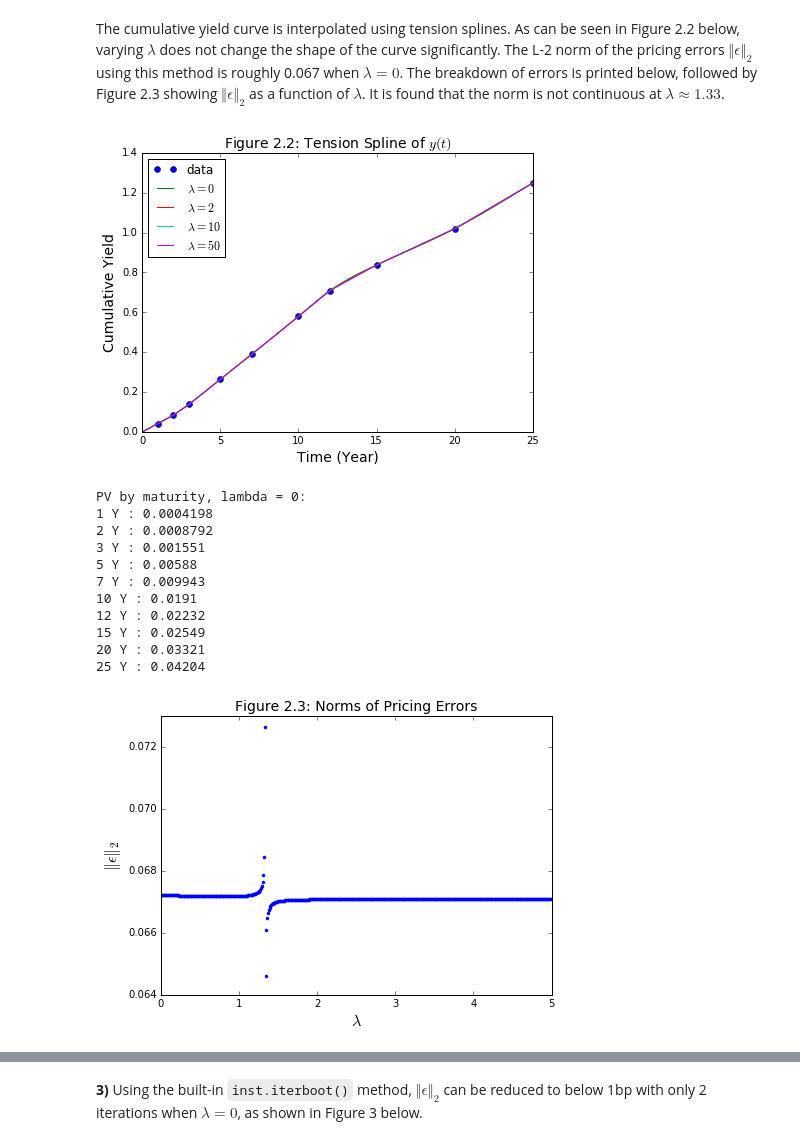
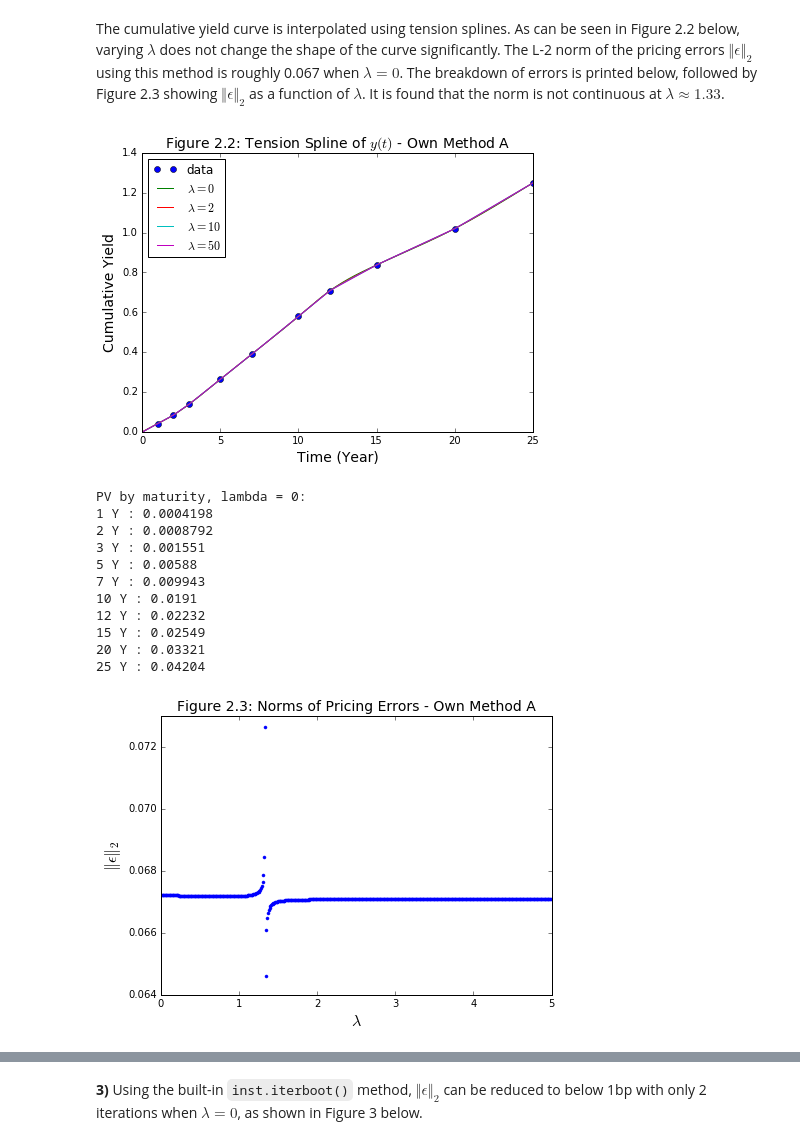
Before and after one commit to jamie-hong/scripts, a Jupyter notebook: Homework4.ipynb, the cells around one changed output, grey strips where cells are left out. Drawn from its saved outputs; the diff is of its cells as text; code cells hidden in the pictures.

```diff
--- a/Homework4.ipynb
+++ b/Homework4.ipynb
@@ -20,7 +23,7 @@ Do your own reading and research on <a href=http://en.wikipedia.org/wiki/Tridiag
 ### Solution
 # %%
 def thomas(M,y):
-    '''Thomas algorithm to solve tridiagonal matrix'''
+    '''Thomas algorithm to solve for tridiagonal linear system Mx=y'''
     length = len(M)
     b = np.diag(M)
     a = np.diag(M[1:,:-1])
@@ -239,36 +242,36 @@ xs = np.arange(0,25.1,.1)
 plt.figure(figsize=[7,5])
 plotTension(terms, cy, lbds, xs)
 plt.ylabel('Cumulative Yield', fontsize=14)
 plt.ylim([0, 1.4])
 plt.xlabel('Time (Year)',fontsize=14)
-plt.title('Figure 2.2: Tension Spline of $y(t)$', fontsize=14)
+plt.title('Figure 2.2: Tension Spline of $y(t)$ - Own Method A', fontsize=14)
 plt.show()
 
 # create the benchmark instruments and print out errors
 bm_swaps = {Swap(m, c, 2) : 0 for m, c in zip (terms, par)}
 ts = tensionSpline(terms,cy,lbds[0],xs)
 pvs = {swap.maturity : y2pv(swap, ts) for swap in bm_swaps.keys()}
 print "PV by maturity, lambda = 0:"
 print "\n".join(["%.2g Y : %.4g" % (m, v) for m, v in pvs.items()])
 
 # plot error vs. lambda
 def plotError(benchmark, x, y, lbds, xd):
     error = np.zeros(len(lbds))
     for i, lbd in enumerate(lbds):
         ts = tensionSpline(x, y, lbd, xd)
         error[i] = np.linalg.norm([y2pv(swap, ts) for swap in benchmark.keys()],2)
 
     plt.plot(lbds,error,'.')
     plt.xlabel('$\lambda$', fontsize=16)
     plt.ylabel('$\Vert \epsilon \Vert _2$', fontsize=16)
 
 lbds = np.arange(0, 5, 0.01)
 plt.figure(figsize=[7,5])
 plotError(bm_swaps, terms, cy, lbds, xs)
-plt.title('Figure 2.3: Norms of Pricing Errors',fontsize=14)
+plt.title('Figure 2.3: Norms of Pricing Errors - Own Method A',fontsize=14)
 plt.show()
 # %% [output]
-[figure, old version]
+[figure, new version]
 PV by maturity, lambda = 0:
 1 Y : 0.0004198
 2 Y : 0.0008792
@@ -280,4 +283,4 @@ PV by maturity, lambda = 0:
 15 Y : 0.02549
 20 Y : 0.03321
 25 Y : 0.04204
-[figure, old version]
+[figure, new version]
```
Also changed, not shown: parts of 12 cells of this notebook.
